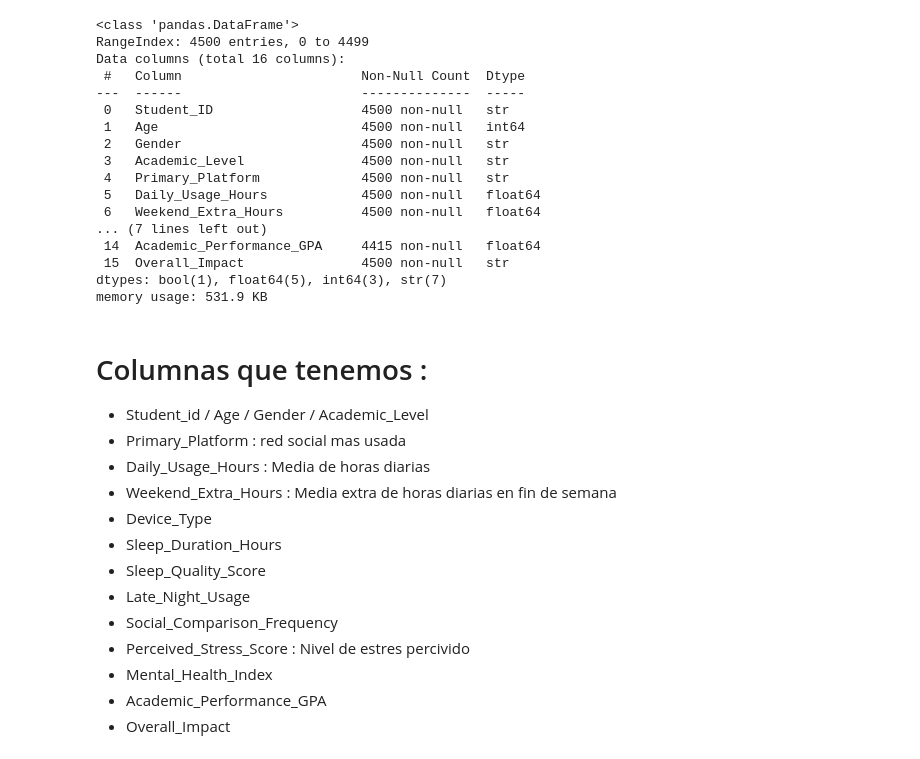
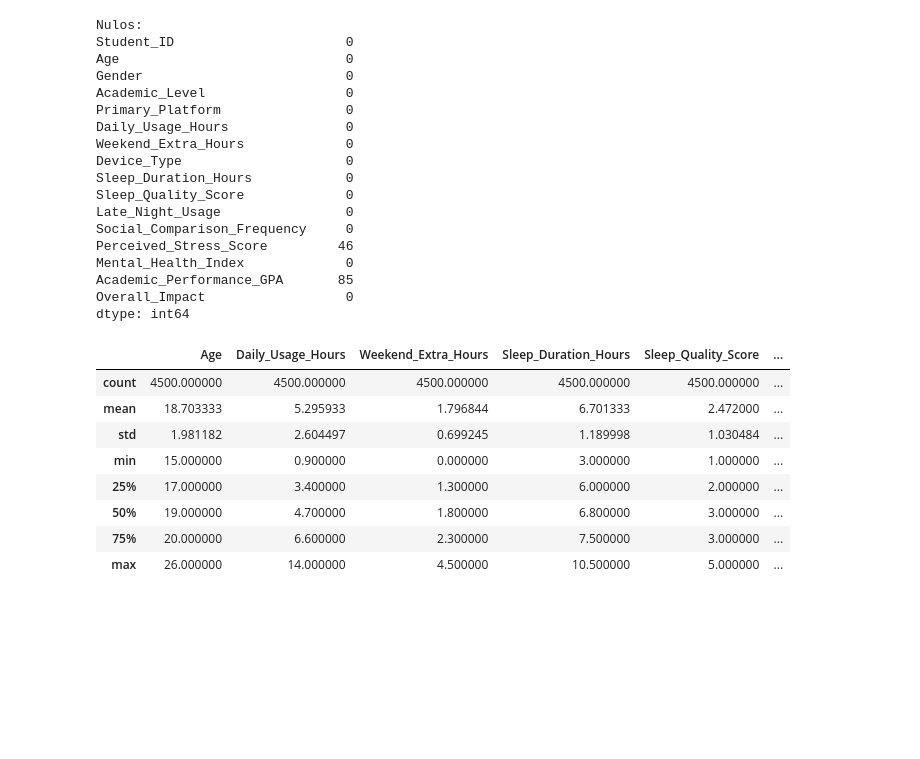
Before and after one commit to SLOPTRI/Student-Social-Media-Impact-ML, a Jupyter notebook: main.ipynb, the cells around one changed output. Saved outputs shown, nothing was run; the diff lists cells and outputs as text; code cells hidden in the pictures; blank space fills up the shorter version.

```diff
--- a/main.ipynb
+++ b/main.ipynb
@@ -1,44 +9,41 @@
 # %%
+# Importacion de librerias
 import pandas as pd
 import numpy as np
 import matplotlib.pyplot as plt
 import seaborn as sns
 
-
+# Lectura inicial del archivo csv
 df = pd.read_csv('Social_media_impact_on_life.csv')
 
-df.info()
+#df.info()
+print(f"Nulos: \n{df.isnull().sum()}")
+df.describe()
 # %% [output]
-<class 'pandas.DataFrame'>
-RangeIndex: 4500 entries, 0 to 4499
-Data columns (total 16 columns):
- #   Column                       Non-Null Count  Dtype
----  ------                       --------------  -----
- 0   Student_ID                   4500 non-null   str
- 1   Age                          4500 non-null   int64
- 2   Gender                       4500 non-null   str
- 3   Academic_Level               4500 non-null   str
- 4   Primary_Platform             4500 non-null   str
- 5   Daily_Usage_Hours            4500 non-null   float64
- 6   Weekend_Extra_Hours          4500 non-null   float64
-... (7 lines left out)
- 14  Academic_Performance_GPA     4415 non-null   float64
- 15  Overall_Impact               4500 non-null   str
-dtypes: bool(1), float64(5), int64(3), str(7)
-memory usage: 531.9 KB
+Nulos:
+Student_ID                      0
+Age                             0
+Gender                          0
+Academic_Level                  0
+Primary_Platform                0
+Daily_Usage_Hours               0
+Weekend_Extra_Hours             0
+Device_Type                     0
+Sleep_Duration_Hours            0
+Sleep_Quality_Score             0
+Late_Night_Usage                0
+Social_Comparison_Frequency     0
+Perceived_Stress_Score         46
+Mental_Health_Index             0
+Academic_Performance_GPA       85
+Overall_Impact                  0
+dtype: int64
+|  | Age | Daily_Usage_Hours | Weekend_Extra_Hours | Sleep_Duration_Hours | Sleep_Quality_Score | ... |
+| count | 4500.000000 | 4500.000000 | 4500.000000 | 4500.000000 | 4500.000000 | ... |
+| mean | 18.703333 | 5.295933 | 1.796844 | 6.701333 | 2.472000 | ... |
+| std | 1.981182 | 2.604497 | 0.699245 | 1.189998 | 1.030484 | ... |
+| min | 15.000000 | 0.900000 | 0.000000 | 3.000000 | 1.000000 | ... |
+| 25% | 17.000000 | 3.400000 | 1.300000 | 6.000000 | 2.000000 | ... |
+| 50% | 19.000000 | 4.700000 | 1.800000 | 6.800000 | 3.000000 | ... |
+| 75% | 20.000000 | 6.600000 | 2.300000 | 7.500000 | 3.000000 | ... |
+| max | 26.000000 | 14.000000 | 4.500000 | 10.500000 | 5.000000 | ... |
-# %% [markdown]
-# Columnas que tenemos :
-
-- Student_id / Age / Gender / Academic_Level
-- Primary_Platform : red social mas usada
-- Daily_Usage_Hours : Media de horas diarias
-- Weekend_Extra_Hours : Media extra de horas diarias en fin de semana
-- Device_Type
-- Sleep_Duration_Hours
-- Sleep_Quality_Score
-- Late_Night_Usage
-- Social_Comparison_Frequency
-- Perceived_Stress_Score : Nivel de estres percivido
-- Mental_Health_Index
-- Academic_Performance_GPA
-- Overall_Impact
```
Also changed, not shown: parts of 12 cells of this notebook.
